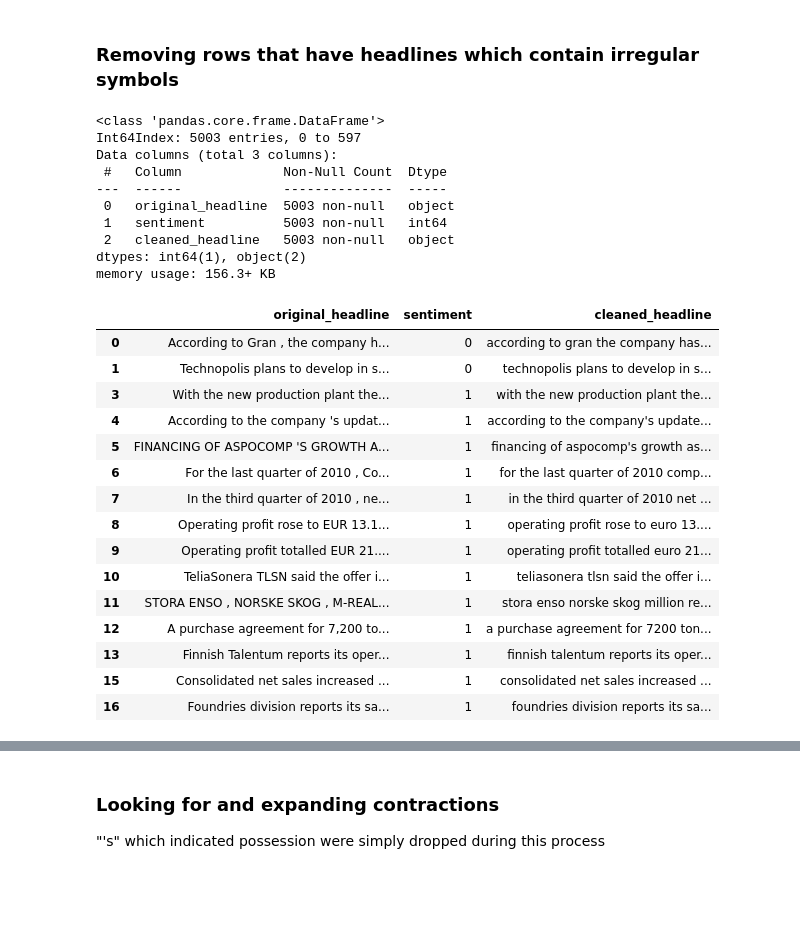
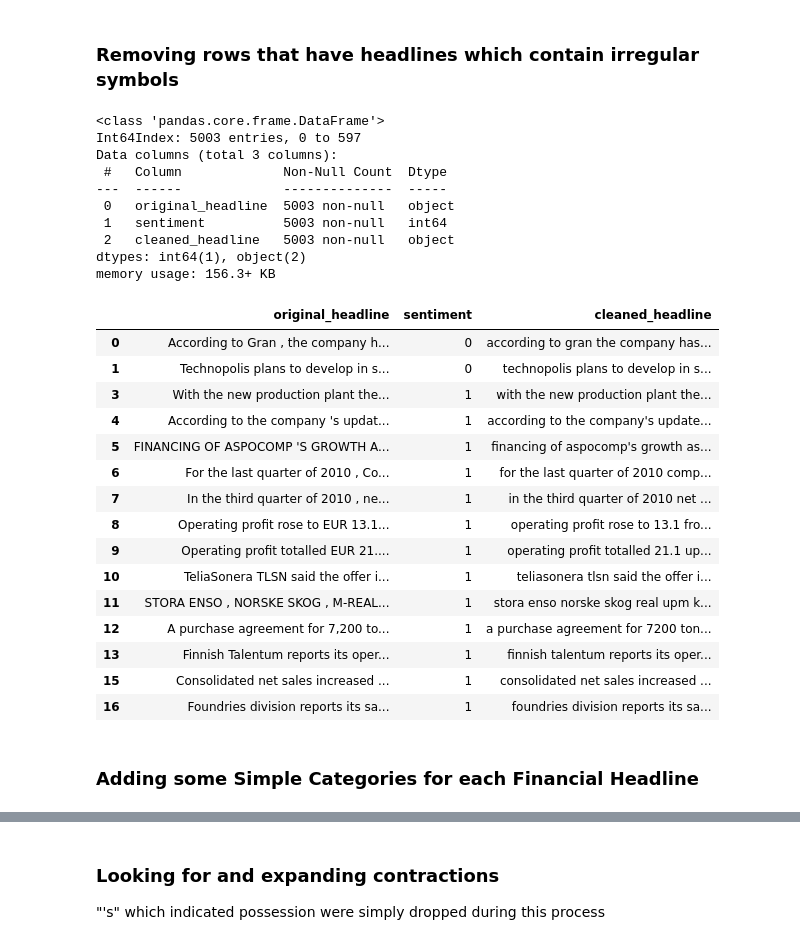
Before and after one commit to arnodunstatter/COSC4337-project, a Jupyter notebook: Financial_Sentiment_Analysis_Project.ipynb, the cells around one changed output, grey strips where cells are left out. Saved outputs shown, nothing was run; the diff lists cells and outputs as text; code cells hidden in the pictures; blank space fills up the shorter version.

```diff
--- a/Financial_Sentiment_Analysis_Project.ipynb
+++ b/Financial_Sentiment_Analysis_Project.ipynb
@@ -226,85 +226,91 @@ len(primaryDS)+len(secondaryDS)+len(tertiaryDS)
 ### Removing rows that have headlines which contain irregular symbols
 # %%
 # Daniel
-# Cleaning data according to a regular expression:
 import regex as re
 
-# acceptable_chars = 'a-zA-Z0-9\s,.:\'?!$%&()_-'
+def clean_h(h):
+  # For extra spaces
+  h = re.sub(r'\s+', ' ', h)
 
-def clean_h(h):
-  h = h
-
-  h = re.sub(r'\s+', ' ', h) # For extra spaces
-  h = re.sub#(r'\s+\-+\s+(\-+\s+)*', ' - ', h) # For extra "-"
-
+  # For numerical data
   h = re.sub(r'(\d)\s+percent\b', r'\1%', h)
-  #h = re.sub(r'(\d+(.\d+)?)\s+(dollar|dollars)\b', r'$\1', h)
   h = re.sub(r'(\d)\s+\.(\d)', r'\1.\2', h)
   h = re.sub(r'\s+\.(\d)', r' 0.\1', h)
+
+  # Remove punctuation, but not decimal points
   h = re.sub(r',+|\s\.+|\.+\Z', '', h)
+  # Remove spaces for "$", "%", ":", "'s"
   h = re.sub(r'\$+\s+', '$', h)
   h = re.sub(r'\s+%+', '%', h)
   h = re.sub(r'\s+:+', ':', h)
-
   h = re.sub(r'\s\'s', '\'s', h)
 
-  # EUR / EURO
+  # Replace "dollar(s)" with "$"
+  h = re.sub(r'(\d+(.\d+)?)\s+(dollar|dollars)\b', r'\$\1', h)
+  # EUR -> EURO (but lowercase)
   h = re.sub(r'\beur\s+o\b', 'euro', h)
   h = re.sub(r'\beur\s*([^o])', r'euro \1', h)
   h = re.sub(r'\bmeur\b', 'm euro', h)
+  # "Million" abbreviations
   h = re.sub(r'(\d+)(m|mn|mln)', r'\1 \2', h)
-  h = re.sub(r'\bm\b|\bmn\b|\bmln\b', 'million', h) # Million abbreviations
-  h = re.sub(r'(\d+%?)\s*\-\s*($?\d+)', r'\1–\2', h) # For number ranges (character: en-dash)
-  h = re.sub(r'\-', ' ', h) # Remove hypens
-  # Parenthesis:
+  h = re.sub(r'\bm\b|\bmn\b|\bmln\b', 'million', h)
+
+  # For number ranges (character: en-dash)
+  # h = re.sub(r'(\d+%?)\s*\-\s*($?\d+)', r'\1–\2', h)
+
+  # Remove Hyphens:
+  h = re.sub(r'\-', ' ', h)
+  # Remove Parenthesis:
   h = re.sub(r'\(\s+', "", h)
   h = re.sub(r'\s+\)', "", h)
+  # Remove "euro"s & "million"
+  h = re.sub(r'\beuro\b', '', h)
+  h = re.sub(r'\bmillion\b', '', h)
 
-  h = re.sub(r'\s+', ' ', h) # For extra spaces
+  # For extra spaces
+  h = re.sub(r'\s+', ' ', h)
 
   return h
 
 already_clean_h = []
-for h in data['original_headline']: # for each headline
+for h in data['original_headline']:
   h = h.lower()
-  # ^ indicates not when in [] - if the string contains anything not in our allowable character set replaces it with nothing, then strip spaces from beginning and end
-  #cleaned_h.append(re.sub(r'[^a-zA-Z0-9\s,.:\'?!$%&()_-]+', '', h).strip())
   if not bool(re.search('[^a-z0-9\s,.:\'?!$%&()_-]+', h)):
     already_clean_h.append(clean_h(h).strip())
   else:
     already_clean_h.append(None)
 
-#data = data.assign(cleaned = cleaned_h) # the cleaned column contains both the headlines which were clean as-was and the columns which were made clean
 data = data.assign(cleaned_headline = already_clean_h) # the clean column contains only headlines which were clean as-was
-
 data = data.dropna() # removes missing values
 
 data.info()
 data.head(15)
 # %% [output]
 <class 'pandas.core.frame.DataFrame'>
 Int64Index: 5003 entries, 0 to 597
 Data columns (total 3 columns):
  #   Column             Non-Null Count  Dtype
 ---  ------             --------------  -----
  0   original_headline  5003 non-null   object
  1   sentiment          5003 non-null   int64
  2   cleaned_headline   5003 non-null   object
 dtypes: int64(1), object(2)
 memory usage: 156.3+ KB
 |  | original_headline | sentiment | cleaned_headline |
 | 0 | According to Gran , the company h... | 0 | according to gran the company has... |
 | 1 | Technopolis plans to develop in s... | 0 | technopolis plans to develop in s... |
 | 3 | With the new production plant the... | 1 | with the new production plant the... |
 | 4 | According to the company 's updat... | 1 | according to the company's update... |
 | 5 | FINANCING OF ASPOCOMP 'S GROWTH A... | 1 | financing of aspocomp's growth as... |
 | 6 | For the last quarter of 2010 , Co... | 1 | for the last quarter of 2010 comp... |
 | 7 | In the third quarter of 2010 , ne... | 1 | in the third quarter of 2010 net ... |
-| 8 | Operating profit rose to EUR 13.1... | 1 | operating profit rose to euro 13.... |
-| 9 | Operating profit totalled EUR 21.... | 1 | operating profit totalled euro 21... |
+| 8 | Operating profit rose to EUR 13.1... | 1 | operating profit rose to 13.1 fro... |
+| 9 | Operating profit totalled EUR 21.... | 1 | operating profit totalled 21.1 up... |
 | 10 | TeliaSonera TLSN said the offer i... | 1 | teliasonera tlsn said the offer i... |
-| 11 | STORA ENSO , NORSKE SKOG , M-REAL... | 1 | stora enso norske skog million re... |
+| 11 | STORA ENSO , NORSKE SKOG , M-REAL... | 1 | stora enso norske skog real upm k... |
 | 12 | A purchase agreement for 7,200 to... | 1 | a purchase agreement for 7200 ton... |
 | 13 | Finnish Talentum reports its oper... | 1 | finnish talentum reports its oper... |
 | 15 | Consolidated net sales increased ... | 1 | consolidated net sales increased ... |
 | 16 | Foundries division reports its sa... | 1 | foundries division reports its sa... |
+# %% [markdown]
+### Adding some Simple Categories for each Financial Headline
```
Also changed, not shown: parts of 33 cells of this notebook.
